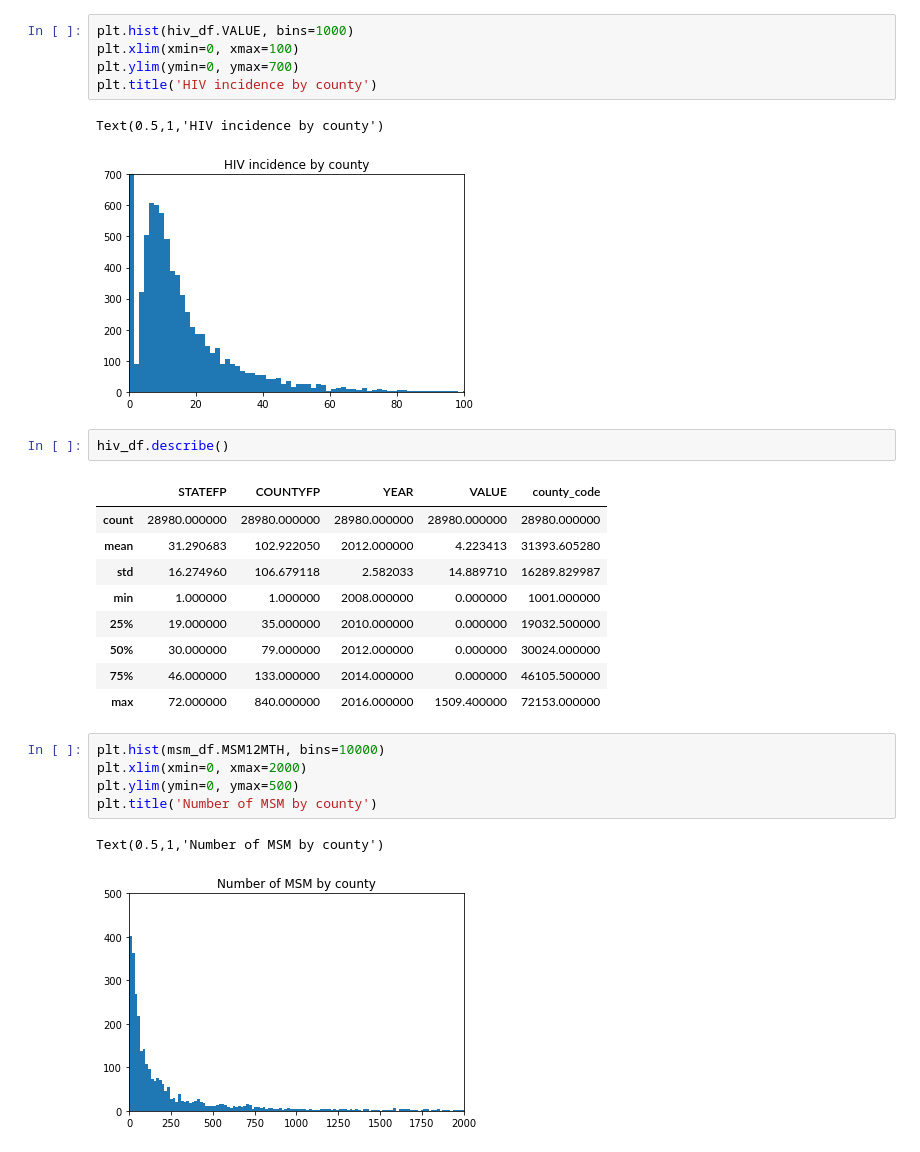
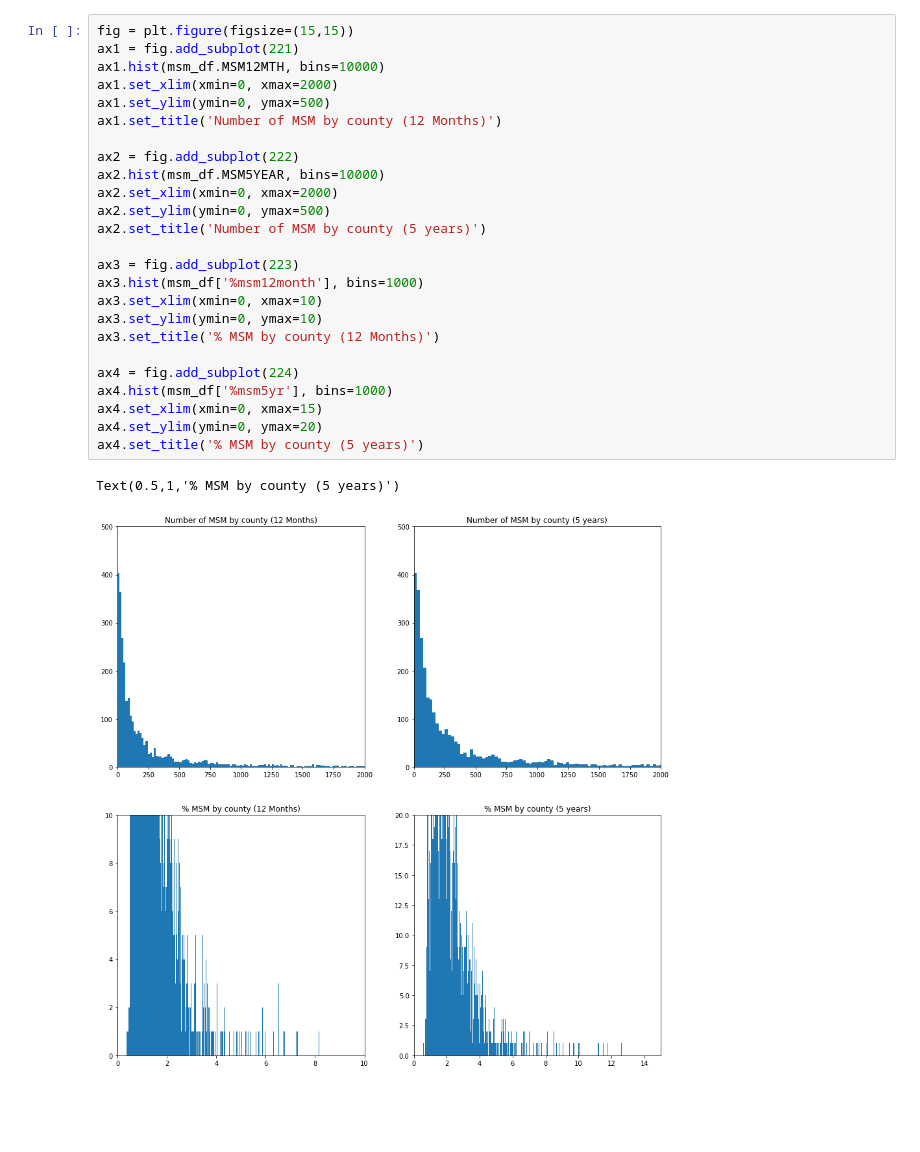
Before and after one commit to elogue01/Forecasting-HIV-Infections, a Jupyter notebook: Capstone_eda.ipynb, the cells around one changed output. Saved outputs shown, nothing was run; the diff lists cells and outputs as text; blank space fills up the shorter version.

```diff
--- a/Capstone_eda.ipynb
+++ b/Capstone_eda.ipynb
@@ -46,31 +41,31 @@ hiv_df.head()
-# %%
-plt.hist(hiv_df.VALUE, bins=1000)
-plt.xlim(xmin=0, xmax=100)
-plt.ylim(ymin=0, ymax=700)
-plt.title('HIV incidence by county')
-# %% [output]
-Text(0.5,1,'HIV incidence by county')
-[figure, removed]
-# %%
-hiv_df.describe()
-# %% [output]
-|  | STATEFP | COUNTYFP | YEAR | VALUE | county_code |
-| count | 28980.000000 | 28980.000000 | 28980.000000 | 28980.000000 | 28980.000000 |
-| mean | 31.290683 | 102.922050 | 2012.000000 | 4.223413 | 31393.605280 |
-| std | 16.274960 | 106.679118 | 2.582033 | 14.889710 | 16289.829987 |
-| min | 1.000000 | 1.000000 | 2008.000000 | 0.000000 | 1001.000000 |
-| 25% | 19.000000 | 35.000000 | 2010.000000 | 0.000000 | 19032.500000 |
-| 50% | 30.000000 | 79.000000 | 2012.000000 | 0.000000 | 30024.000000 |
-| 75% | 46.000000 | 133.000000 | 2014.000000 | 0.000000 | 46105.500000 |
-| max | 72.000000 | 840.000000 | 2016.000000 | 1509.400000 | 72153.000000 |
-# %%
-plt.hist(msm_df.MSM12MTH, bins=10000)
-plt.xlim(xmin=0, xmax=2000)
-plt.ylim(ymin=0, ymax=500)
-plt.title('Number of MSM by county')
-# %% [output]
-Text(0.5,1,'Number of MSM by county')
-[figure, removed]
+# %%
+fig = plt.figure(figsize=(15,15))
+ax1 = fig.add_subplot(221)
+ax1.hist(msm_df.MSM12MTH, bins=10000)
+ax1.set_xlim(xmin=0, xmax=2000)
+ax1.set_ylim(ymin=0, ymax=500)
+ax1.set_title('Number of MSM by county (12 Months)')
+
+ax2 = fig.add_subplot(222)
+ax2.hist(msm_df.MSM5YEAR, bins=10000)
+ax2.set_xlim(xmin=0, xmax=2000)
+ax2.set_ylim(ymin=0, ymax=500)
+ax2.set_title('Number of MSM by county (5 years)')
+
+ax3 = fig.add_subplot(223)
+ax3.hist(msm_df['%msm12month'], bins=1000)
+ax3.set_xlim(xmin=0, xmax=10)
+ax3.set_ylim(ymin=0, ymax=10)
+ax3.set_title('% MSM by county (12 Months)')
+
+ax4 = fig.add_subplot(224)
+ax4.hist(msm_df['%msm5yr'], bins=1000)
+ax4.set_xlim(xmin=0, xmax=15)
+ax4.set_ylim(ymin=0, ymax=20)
+ax4.set_title('% MSM by county (5 years)')
+# %% [output]
+Text(0.5,1,'% MSM by county (5 years)')
+[figure, added]
 # %%
 msm_df.describe()
 # %% [output]
```
Also changed, not shown: parts of 43 cells of this notebook, 1 other file.
